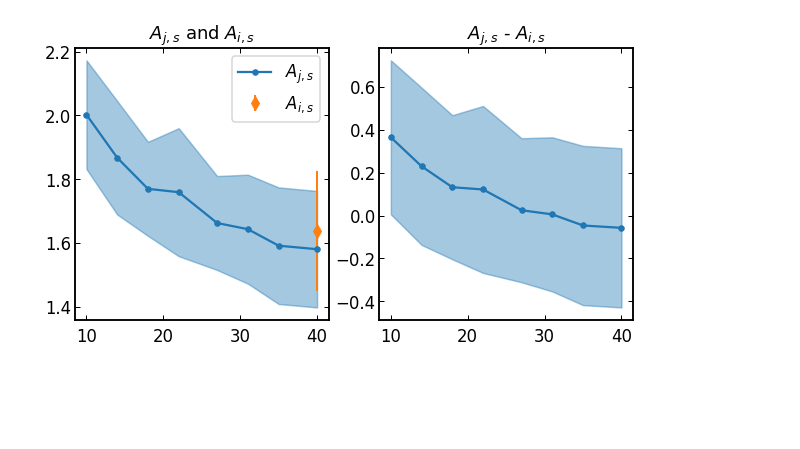
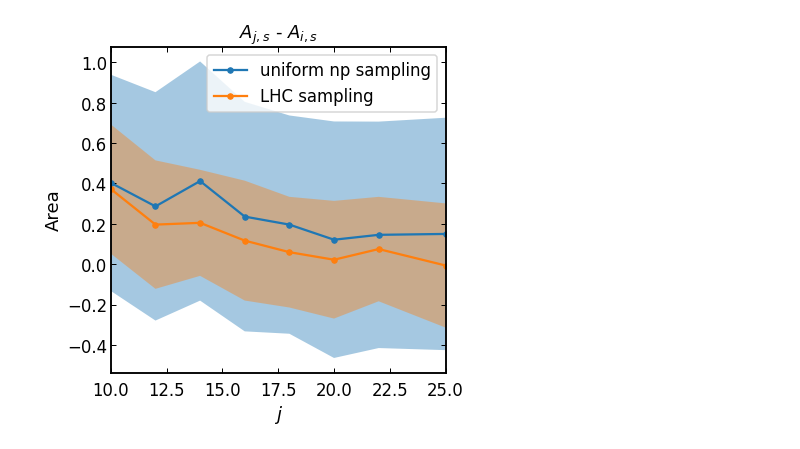
Before and after one commit to JesseFranzua/Mandlebrot, a Jupyter notebook: mandlebrot_area.ipynb, the cells around one changed output. Cells and saved outputs as stored; diff of their text form; code cells hidden in the pictures; blank space fills up the shorter version.

```diff
--- a/mandlebrot_area.ipynb
+++ b/mandlebrot_area.ipynb
@@ -63,27 +72,25 @@ n_different_s = 8
 sample_range = np.linspace(min_s, max_s, n_different_s, dtype=int)
 i_range = np.linspace(min_i, max_i, n_different_i, dtype=int)
 # %%
+"""
+Estimates the area for different values of i and s.
+"""
+
 arr3d = np.zeros((n_different_i, n_different_s))
 
 fig, axs = plt.subplots(1, n_different_i, figsize=(16, 5), sharex=True, sharey=True)
-
 axs = axs.ravel()
 
 for p in tqdm(range(n_different_i)):
 
     results = np.zeros((n_iterations, n_different_s))
-    # expected_variances = np.zeros((n_iterations, n_different_s))
 
     for m in range(n_different_s):
         for n in range(n_iterations):
             i = i_range[p]
             s = sample_range[m]
-            area = mandlebrot_area(i, s)
+            area = mandlebrot_area(i, s, uniform_samples)
             results[n][m] = area
-
-            # theta = area / area_box
-            # exp_var = expected_variance(theta, s)
-            # expected_variances[n][m] = exp_var
 
     means = results.mean(axis=0)
     stds = results.std(axis=0)
@@ -107,49 +136,52 @@ plt.show()
 # %%
-
 """
-Stukje
+Creates two plots showing the influence of i on the estmation of the area.
 """
 
-max_result = np.zeros((n_iterations))
+functions = [uniform_samples, LHC_samples]
+function_names = ['uniform np sampling', 'LHC sampling']
 
-for n in tqdm(range(n_iterations)):
-    i = max_i
-    s = max_s
-    area = mandlebrot_area(i, s)
-    max_result[n] = area
+for sampling_function, sampling_name in zip(functions, function_names):
 
-max_result_mean = max_result.mean()
-max_result_std = max_result.std()
+    max_result = np.zeros((n_iterations))
 
-results = np.zeros((n_iterations, n_different_i))
+    for n in tqdm(range(n_iterations)):
+        i = max_i
+        s = max_s
+        area = mandlebrot_area(i, s, sampling_function)
+        max_result[n] = area
 
-for m in tqdm(range(n_different_i)):
-    for n in range(n_iterations):
-        i = i_range[m]
-        s = max_s
-        area = mandlebrot_area(i, s)
-        results[n][m] = area
+    max_result_mean = max_result.mean()
+    max_result_std = max_result.std()
 
-means = results.mean(axis=0)
-stds = results.std(axis=0)
+    results = np.zeros((n_iterations, n_different_i))
 
-diff_means = means - max_result_mean
-diff_stds = stds + max_result_std
+    for m in tqdm(range(n_different_i)):
+        for n in range(n_iterations):
+            i = i_range[m]
+            s = max_s
+            area = mandlebrot_area(i, s, sampling_function)
+            results[n][m] = area
 
-fig, axs = plt.subplots(1, 2, figsize=(10, 5))
+    means = results.mean(axis=0)
+    stds = results.std(axis=0)
 
-axs[0].plot(i_range, means, '-o', markersize=5.5, label='$A_{j, s}$')
-axs[0].fill_between(i_range, means - stds, means + stds, alpha=0.4, edgecolor='tab:blue')
-axs[0].errorbar(max_i, max_result_mean, max_result_std, fmt='d', markersize=10, linewidth=2, label='$A_{i, s}$')
-axs[0].legend()
-axs[0].set(
-    title='$A_{j, s}$ and $A_{i, s}$'
-)
+    diff_means = means - max_result_mean
+    diff_stds = stds + max_result_std
 
-axs[1].plot(i_range, diff_means, '-o', markersize=5.5)
-axs[1].fill_between(i_range, diff_means - diff_stds, diff_means + diff_stds, alpha=0.4, edgecolor='tab:blue')
-axs[1].set(
-    title='$A_{j, s}$ - $A_{i, s}$'
-)
+    if sampling_name == function_names[0]:
+        color = 'tab:blue'
+    elif sampling_name == function_names[1]:
+        color = 'tab:orange'
+
+    plt.plot(i_range, diff_means, '-o', markersize=5.5, label=sampling_name)
+    plt.fill_between(i_range, diff_means - diff_stds, diff_means + diff_stds, alpha=0.4)
+    print('$A_{i, s}$ ' + f'{sampling_name}: {round(max_result_mean, 2)} ± {round(max_result_std, 2)} ')
+
+plt.legend()
+plt.xlim(min_i, max_i)
+plt.title('$A_{j, s}$ - $A_{i, s}$')
+plt.xlabel('$j$')
+plt.ylabel('Area')
 plt.show()
 # %% [output]
@@ -156 +190 @@ plt.show()
-[figure, old version]
+[figure, new version]
```
Also changed, not shown: parts of 10 cells of this notebook, 1 other file.
